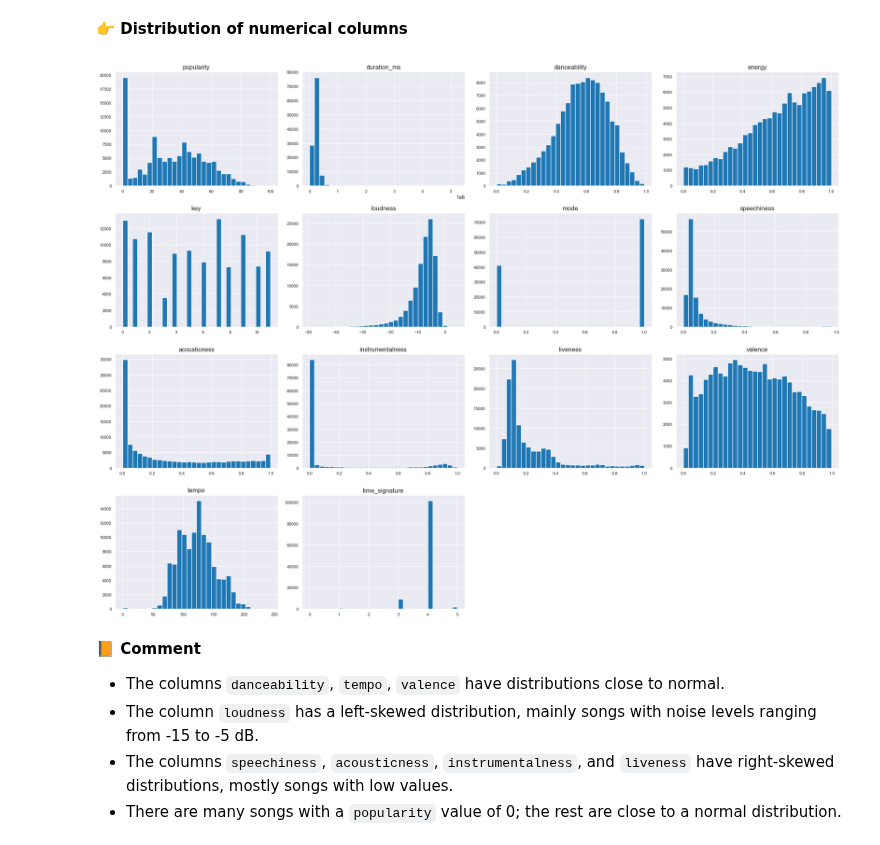
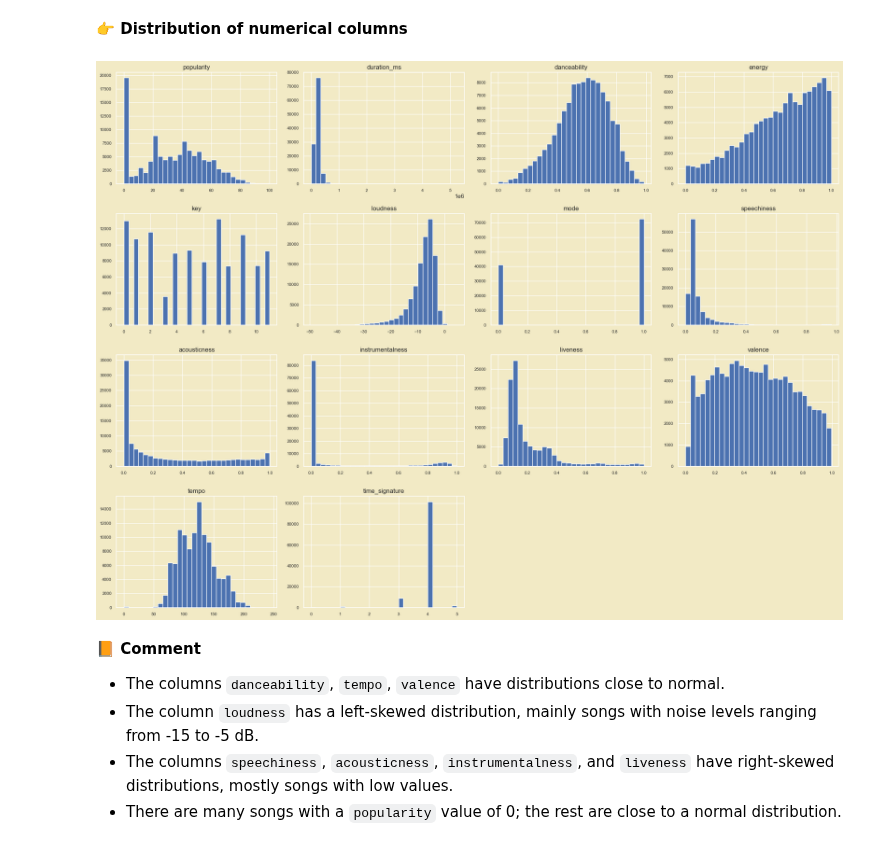
Before and after one commit to duongtruongbinh/Prog4DS_FinalProject, a Jupyter notebook: Data_Exploring-and-Preprocessing.ipynb, the cells around one changed output. Cells and saved outputs as stored; diff of their text form; code cells hidden in the pictures.

```diff
--- a/Data_Exploring-and-Preprocessing.ipynb
+++ b/Data_Exploring-and-Preprocessing.ipynb
@@ -261,11 +261,12 @@ numerical_cols.describe()
 **👉 Distribution of numerical columns**
 # %%
 sns.set_style('darkgrid')
+sns.set(rc={"axes.facecolor":"#F2EAC5","figure.facecolor":"#F2EAC5"})
 numerical_cols.hist(figsize=(20,15), bins=30, xlabelsize=8, ylabelsize=8)
 plt.tight_layout()
 plt.show()
 # %% [output]
-[figure, old version]
+[figure, new version]
 # %% [markdown]
 **📙 Comment**
 
```
Also changed, not shown: parts of 7 cells of this notebook, 6 other files.
